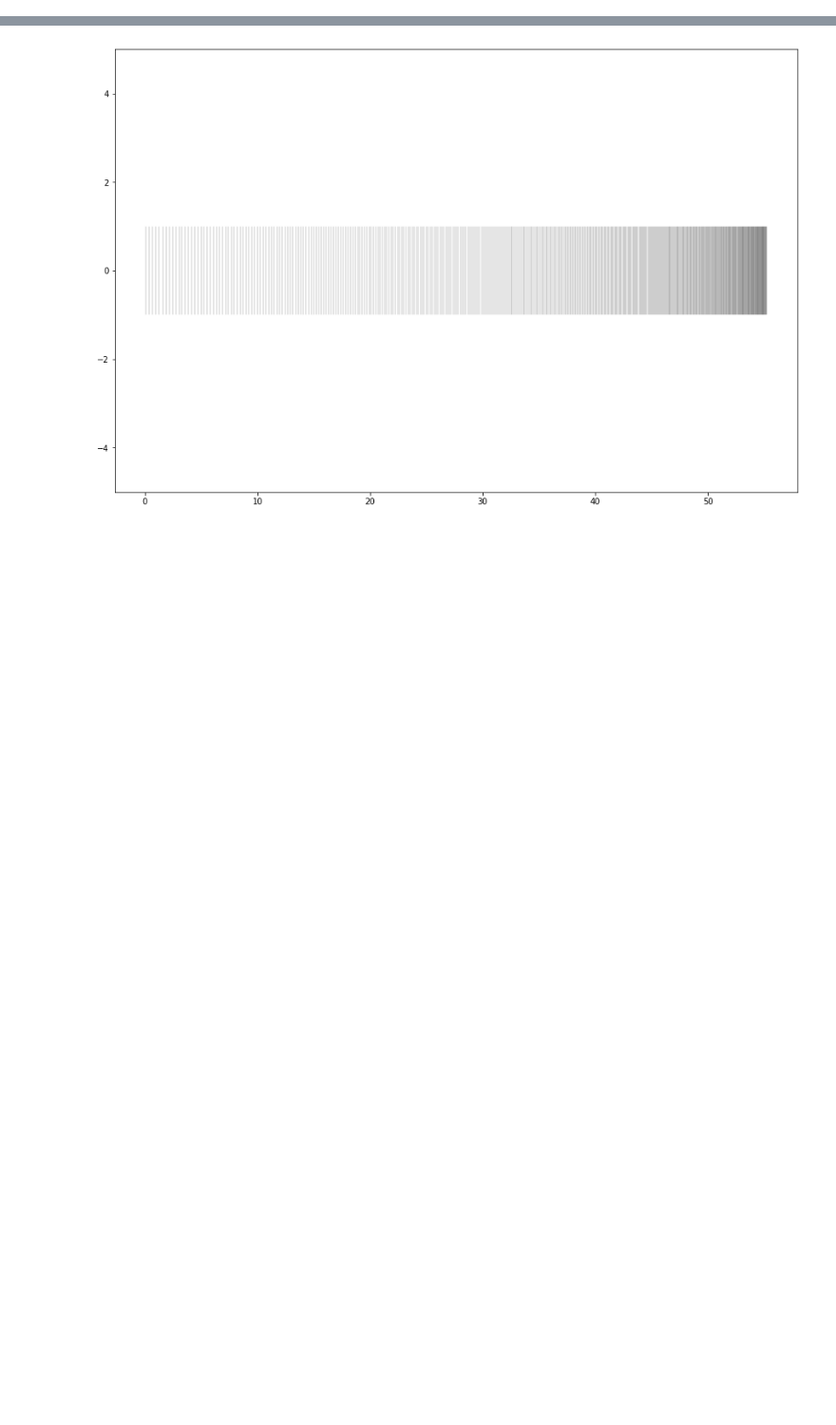
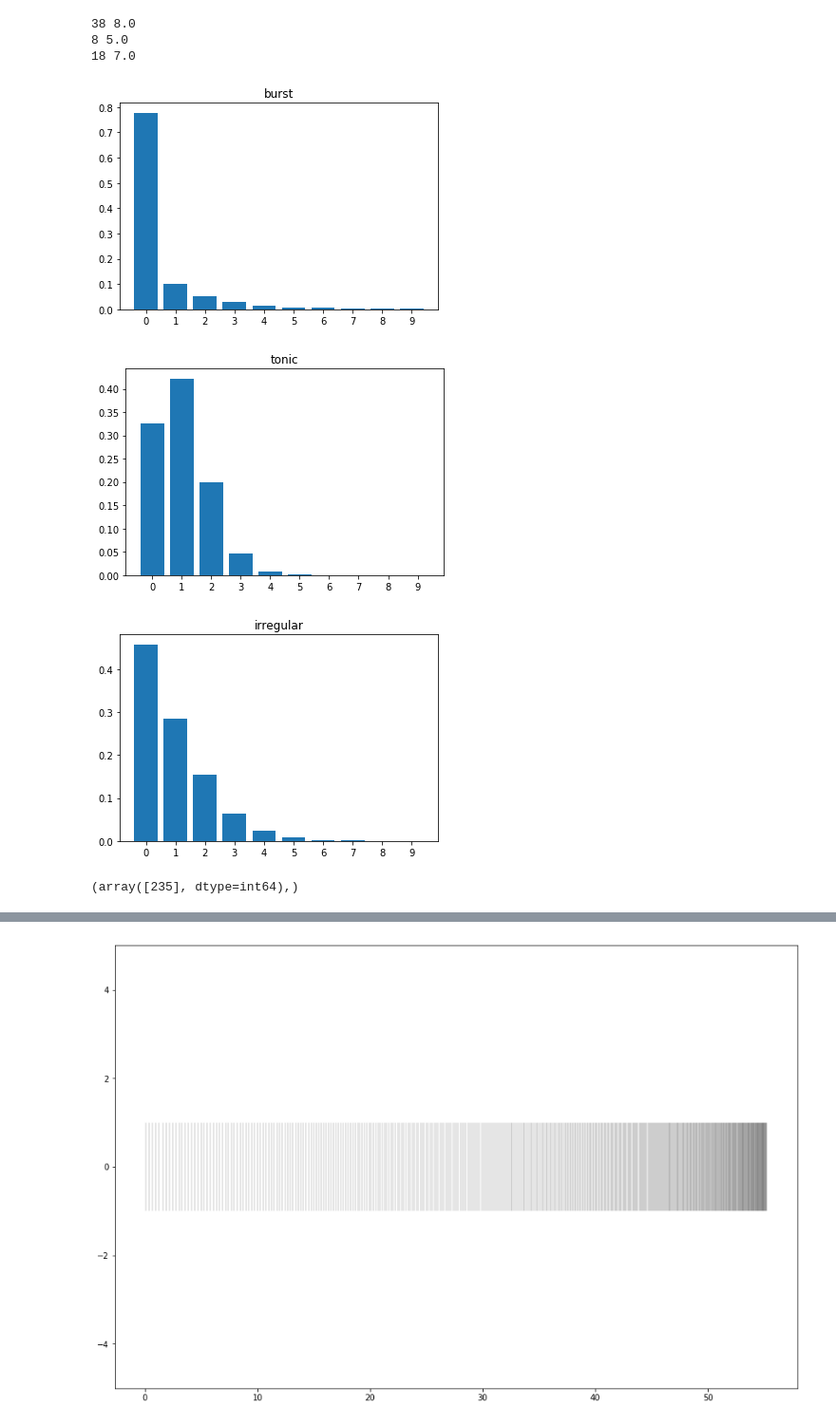
Before and after one commit to Vlad0922/neurophysiology, a Jupyter notebook: burst_clusters_heirarchy.ipynb, the cells around one changed output, grey strips where cells are left out. Shown at 95% size. Cells and saved outputs as stored; diff of their text form; code cells hidden in the pictures; blank space fills up the shorter version.

```diff
--- a/burst_clusters_heirarchy.ipynb
+++ b/burst_clusters_heirarchy.ipynb
@@ -284,0 +352,3 @@ plt.scatter([c[0] for c in cv_ai], [c[1] for c in cv_ai], c=cut)
+# %%
+cut = fcluster(Z, 0.5, criterion="distance")
+print(np.unique(cut))
@@ -284,0 +369,5 @@ plt.scatter([c[0] for c in cv_ai], [c[1] for c in cv_ai], c=cut)
+# %%
+sdh_dct = dict()
+for l in np.unique(cut):
+    idx = np.where(cut == l)
+    sdh_dct[l] = all_sdh[idx]
@@ -284,0 +395,33 @@ plt.scatter([c[0] for c in cv_ai], [c[1] for c in cv_ai], c=cut)
+# %%
+sdh_padded = dict()
+for k, val in sdh_dct.items():
+    max_len = np.max([len(s) for s in val])
+    print(np.max([len(s) for s in val]), np.median([len(s) for s in val]))
+
+    padded = np.array([pad_to_size(sdh, max_len, 0.) for sdh in val])
+    sdh_padded[k] = padded
+# %% [output]
+38 8.0
+8 5.0
+18 7.0
+# %%
+mean_dct = dict()
+for name, (k, val) in zip(['burst', 'tonic', 'irregular'], sdh_padded.items()):
+    mean_sdh = np.mean(val, axis=0)
+
+    if len(mean_sdh) < 10:
+        mean_sdh = pad_to_size(mean_sdh, 10, 0.)
+    else:
+        mean_sdh = mean_sdh[:10]
+
+    mean_dct[k] = mean_sdh
+
+    plt.figure()
+    plt.bar(np.arange(10), mean_sdh)
+    plt.title(name)
+
+    plt.xticks(np.arange(10))
+# %% [output]
+[figure, added]
+[figure, added]
+[figure, added]
@@ -284,0 +444,4 @@ plt.scatter([c[0] for c in cv_ai], [c[1] for c in cv_ai], c=cut)
+# %%
+np.where(cv_ai[:,0] == np.min(cv_ai[labels == 1, 0]))
+# %% [output]
+(array([235], dtype=int64),)
```
Also changed, not shown: parts of 35 cells of this notebook.
